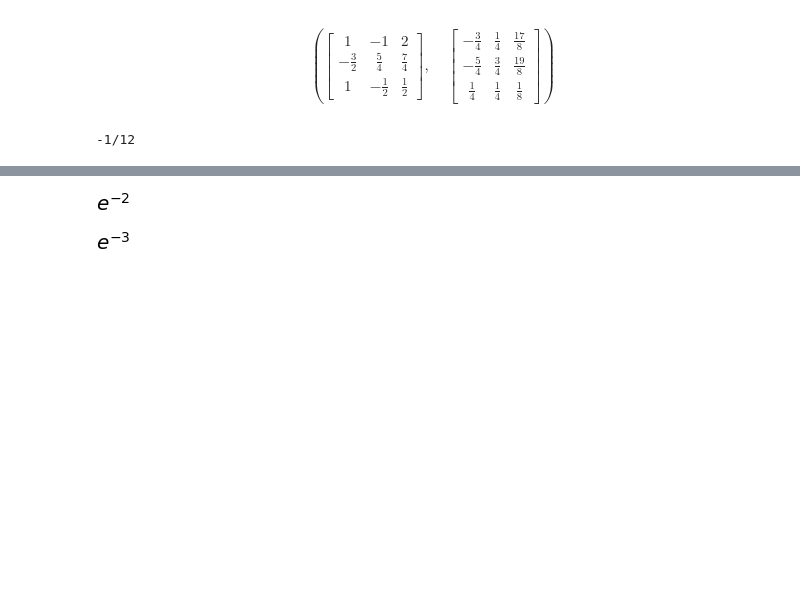
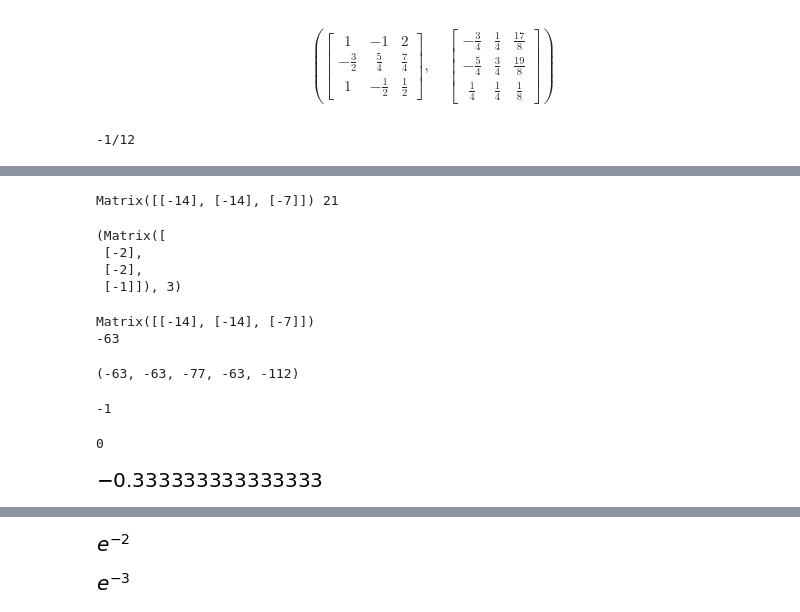
Before and after one commit to Physalisx8/Mathe2, a Jupyter notebook: Kiwan/Aufgabensammlung Mathe 2 WiSe 19.ipynb, the cells around one changed output, grey strips where cells are left out. Cells and saved outputs as stored; diff of their text form; code cells hidden in the pictures; blank space fills up the shorter version.

```diff
--- a/Kiwan/Aufgabensammlung Mathe 2 WiSe 19.ipynb
+++ b/Kiwan/Aufgabensammlung Mathe 2 WiSe 19.ipynb
@@ -794,0 +1316,73 @@ $$\left[\begin{matrix}- \frac{3}{2} + 2 \sqrt{3} & \frac{1}{2}\\- \frac{3 \sqrt{
+# %%
+#Nr.235 #ist dasselbe wie Nr.232 & 234
+A = Matrix([1,2,3])
+B = Matrix([4,-2,5])
+C = Matrix([0,1,7])
+AB = B-A
+AC = C-A
+c = AB.cross(AC)
+print(c, c.norm())
+#c hat die Norm 21, also c durch 7 teilen, um den Vektor mit der Norm 3 zu erhalten
+c/7, (c/7).norm() # -c/7 müsste auch gehen
+# %% [output]
+Matrix([[-14], [-14], [-7]]) 21
+(Matrix([
+ [-2],
+ [-2],
+ [-1]]), 3)
+# %%
+#Nr.236
+from sympy import *
+#Ebene von Parameter- in Koordinatenform bringen
+#1.Kreuzprodukt aus Spannvektoren
+A = Matrix([3,-4,2])
+B = Matrix([-1,-1,4])
+print(A.cross(B))
+#E: -14x-14y-7z = a
+#2. Stützpunkt einsetzen, um a zu berechnen
+a = -14*1 - 14*2 - 7*3
+print(a)
+#E: -14x-14y-7z = -63
+
+#Punkte einsetzen
+P1 = -14*0-14*1-7*7
+P2 = -14*1-14*2-7*3
+P3 = -14*3-14*2-7*1
+P4 = -14*6-14*-7-7*11
+P5 = -14*7-14*1-7*0
+P1,P2,P3,P4,P5
+#Lösung: P1,P2,P4 erfüllen die Gleichung und liegen somit in der Ebene
+
+#Alternative zur Koordinatenform: Punkte mit Parameterform gleichsetzen und umformen, ist aber schwerer wegen den 2 Parametern
+# %% [output]
+Matrix([[-14], [-14], [-7]])
+-63
+(-63, -63, -77, -63, -112)
+# %%
+#Nr.237
+from sympy import *
+for a in range (-10,11):
+    M = (1/sqrt(2)) * Matrix([[a,0,-1], [-1,0,-1], [0, sqrt(2), 0]])
+    if M.det() == 0:
+        print(a)
+#Lösung: -1
+# %% [output]
+-1
+# %%
+#Nr.238
+from sympy import *
+for a in range (-10,11):
+    M = a * Matrix([[sqrt(3),-sqrt(3),0], [sqrt(2),sqrt(2),sqrt(2)], [1,1,-2]])
+    if M.det() == 0:
+        print(a)
+#Lösung: 0
+# %% [output]
+0
+# %%
+#Nr.240
+from sympy import *
+P = Matrix([5,6,1])
+(1/3) * ((Matrix([2,-1,2]).dot(P))-7)
+#Lösung: -1/3
+# %% [output]
+[figure, added]
```
Also changed, not shown: parts of 46 cells of this notebook, 1 other file.
